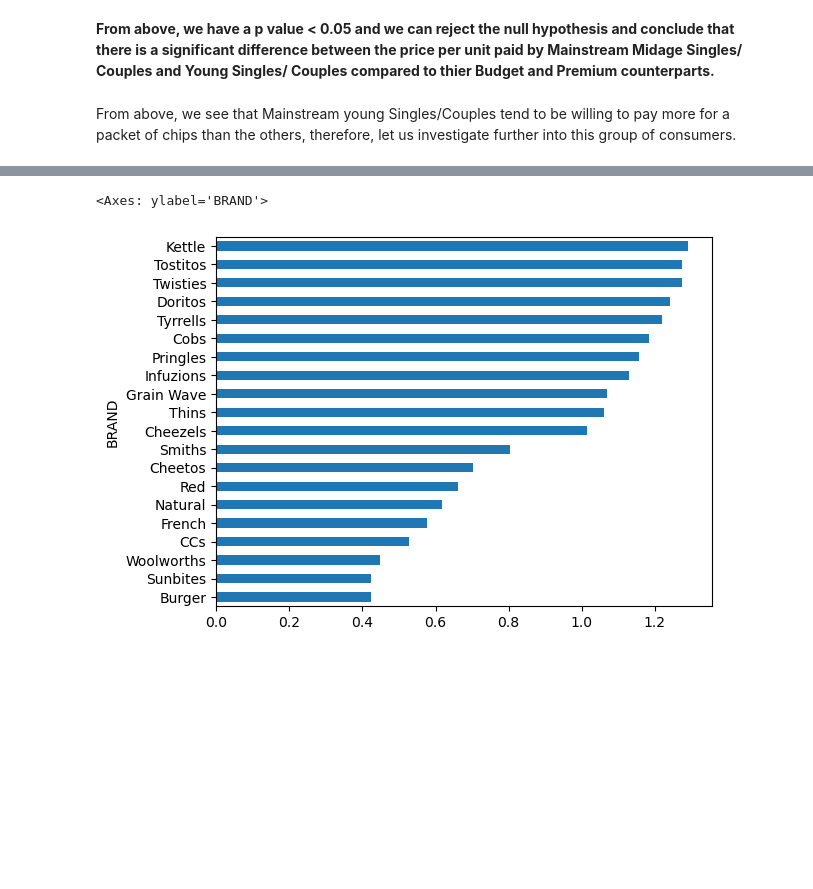
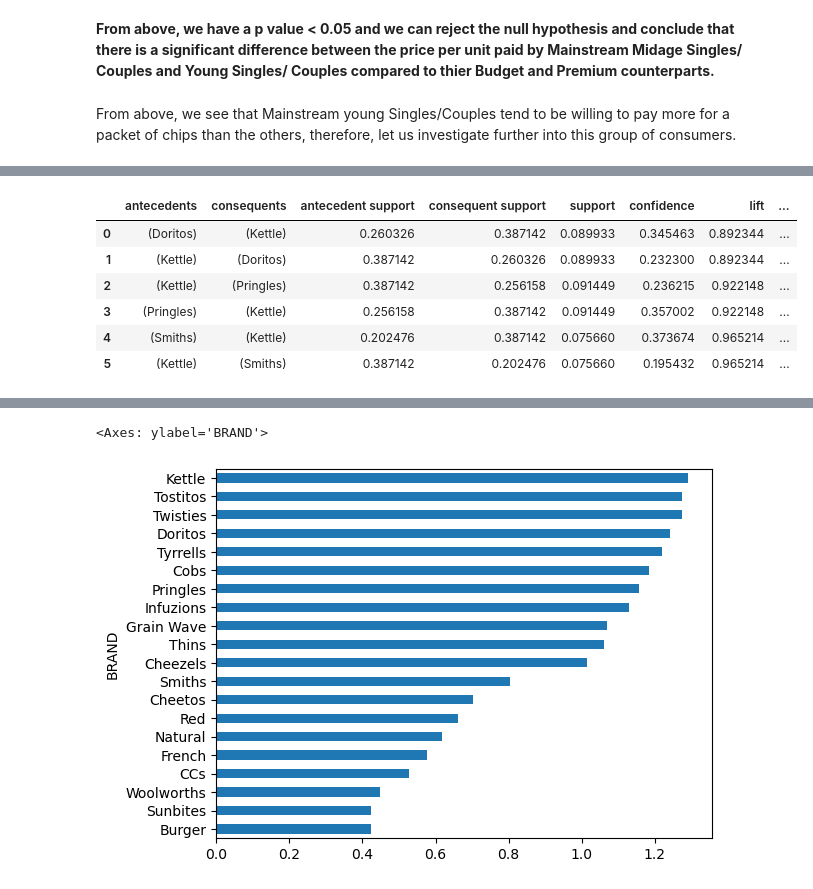
Before and after one commit to Swintabel/Quantium_V_Internship, a Jupyter notebook: quantium-vitual-internship.ipynb, the cells around one changed output, grey strips where cells are left out. Saved outputs shown, nothing was run; the diff lists cells and outputs as text; code cells hidden in the pictures; blank space fills up the shorter version.

```diff
--- a/quantium-vitual-internship.ipynb
+++ b/quantium-vitual-internship.ipynb
@@ -465,0 +511,3 @@ from mlxtend.frequent_patterns import association_rules
+# %%
+frequent_itemsets = apriori(ysm_brand_basket, min_support=0.07, use_colnames=True)
+frequent_itemsets.head()
@@ -465,0 +521,11 @@ from mlxtend.frequent_patterns import association_rules
+# %%
+rules = association_rules(frequent_itemsets, metric="lift")
+rules
+# %% [output]
+|  | antecedents | consequents | antecedent support | consequent support | support | confidence | lift | ... |
+| 0 | (Doritos) | (Kettle) | 0.260326 | 0.387142 | 0.089933 | 0.345463 | 0.892344 | ... |
+| 1 | (Kettle) | (Doritos) | 0.387142 | 0.260326 | 0.089933 | 0.232300 | 0.892344 | ... |
+| 2 | (Kettle) | (Pringles) | 0.387142 | 0.256158 | 0.091449 | 0.236215 | 0.922148 | ... |
+| 3 | (Pringles) | (Kettle) | 0.256158 | 0.387142 | 0.091449 | 0.357002 | 0.922148 | ... |
+| 4 | (Smiths) | (Kettle) | 0.202476 | 0.387142 | 0.075660 | 0.373674 | 0.965214 | ... |
+| 5 | (Kettle) | (Smiths) | 0.387142 | 0.202476 | 0.075660 | 0.195432 | 0.965214 | ... |
```
Also changed, not shown: parts of 28 cells of this notebook.
